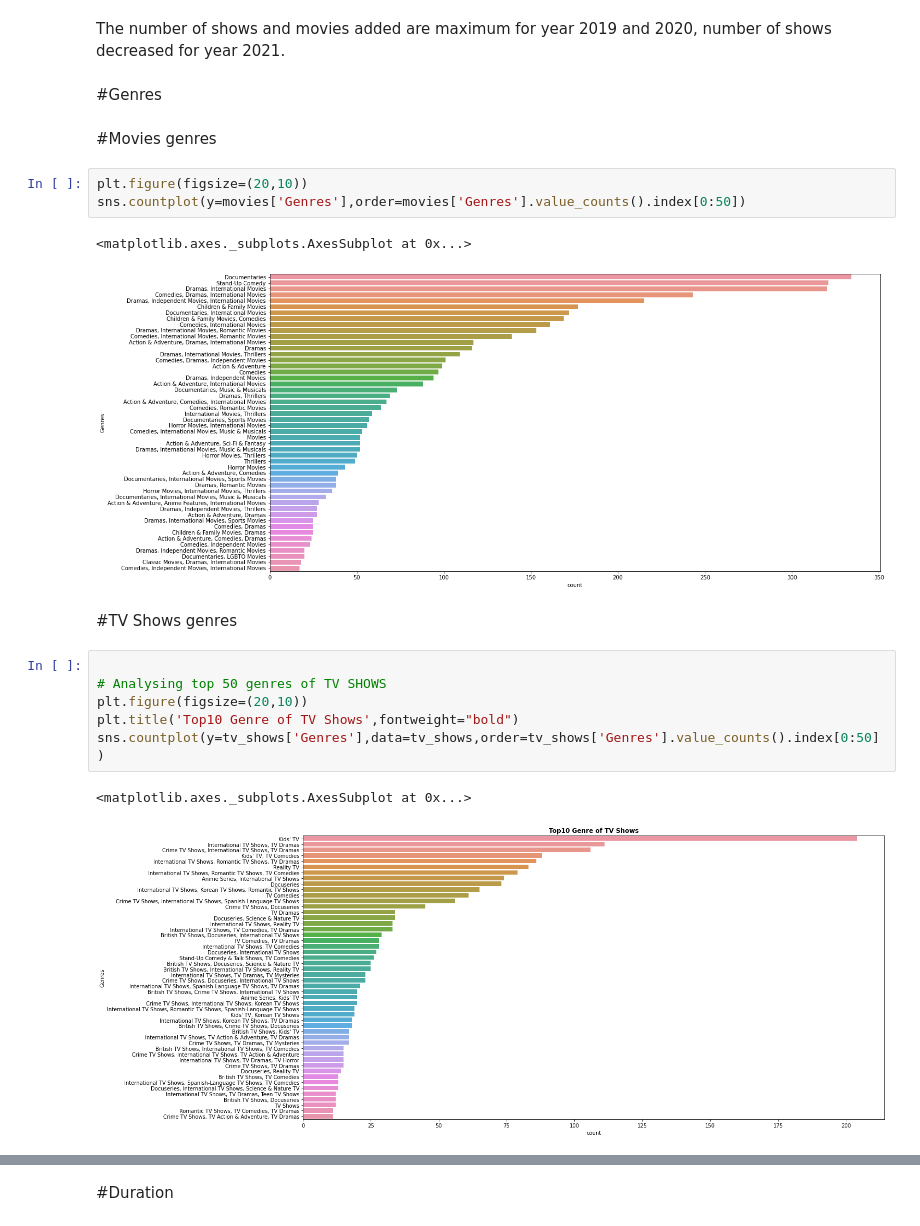
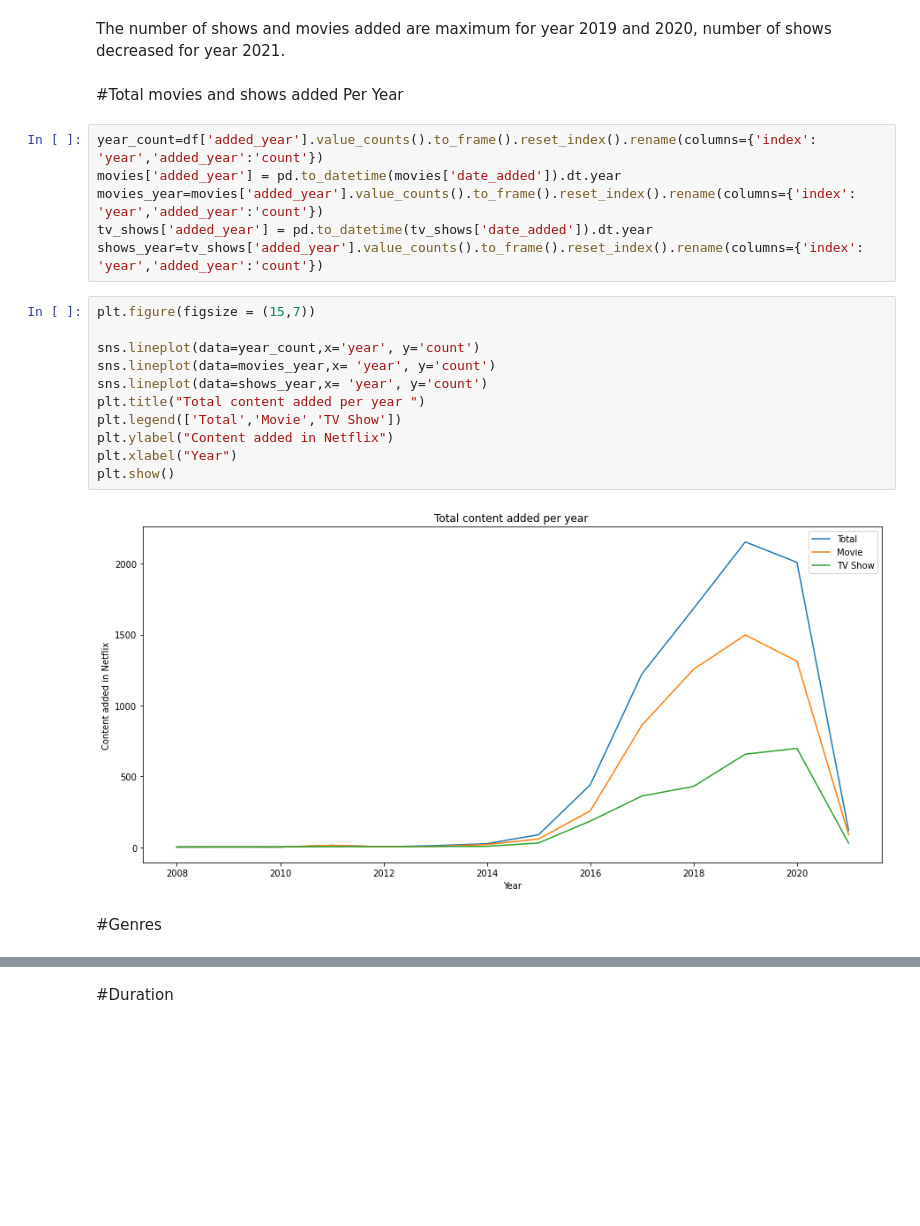
Before and after one commit to Zeeshan00789/NETFLIX-MOVIES-AND-TV-SHOWS-CLUSTERING-, a Jupyter notebook: NETFLIX_MOVIES_AND_TV_SHOWS_CLUSTERING.ipynb, the cells around one changed output, grey strips where cells are left out. Drawn from its saved outputs; the diff is of its cells as text; blank space fills up the shorter version.

```diff
--- a/NETFLIX_MOVIES_AND_TV_SHOWS_CLUSTERING.ipynb
+++ b/NETFLIX_MOVIES_AND_TV_SHOWS_CLUSTERING.ipynb
@@ -322,24 +322,26 @@ sns.countplot(x='added_year', hue='type',data=df)
 [figure]
 # %% [markdown]
 The number of shows and movies added are maximum for year 2019 and 2020, number of shows decreased for year 2021.
+# %% [markdown]
+#Total movies and shows added Per Year
+# %%
+year_count=df['added_year'].value_counts().to_frame().reset_index().rename(columns={'index': 'year','added_year':'count'})
+movies['added_year'] = pd.to_datetime(movies['date_added']).dt.year
+movies_year=movies['added_year'].value_counts().to_frame().reset_index().rename(columns={'index': 'year','added_year':'count'})
+tv_shows['added_year'] = pd.to_datetime(tv_shows['date_added']).dt.year
+shows_year=tv_shows['added_year'].value_counts().to_frame().reset_index().rename(columns={'index': 'year','added_year':'count'})
+# %%
+plt.figure(figsize = (15,7))
+
+sns.lineplot(data=year_count,x='year', y='count')
+sns.lineplot(data=movies_year,x= 'year', y='count')
+sns.lineplot(data=shows_year,x= 'year', y='count')
+plt.title("Total content added per year ")
+plt.legend(['Total','Movie','TV Show'])
+plt.ylabel("Content added in Netflix")
+plt.xlabel("Year")
+plt.show()
+# %% [output]
+[figure, added]
 # %% [markdown]
 #Genres
-# %% [markdown]
-#Movies genres
-# %%
-plt.figure(figsize=(20,10))
-sns.countplot(y=movies['Genres'],order=movies['Genres'].value_counts().index[0:50])
-# %% [output]
-<matplotlib.axes._subplots.AxesSubplot at 0x...>
-[figure, removed]
-# %% [markdown]
-#TV Shows genres
-# %%
-
-# Analysing top 50 genres of TV SHOWS
-plt.figure(figsize=(20,10))
-plt.title('Top10 Genre of TV Shows',fontweight="bold")
-sns.countplot(y=tv_shows['Genres'],data=tv_shows,order=tv_shows['Genres'].value_counts().index[0:50])
-# %% [output]
-<matplotlib.axes._subplots.AxesSubplot at 0x...>
-[figure, removed]
```
Also changed, not shown: parts of 9 cells of this notebook.
